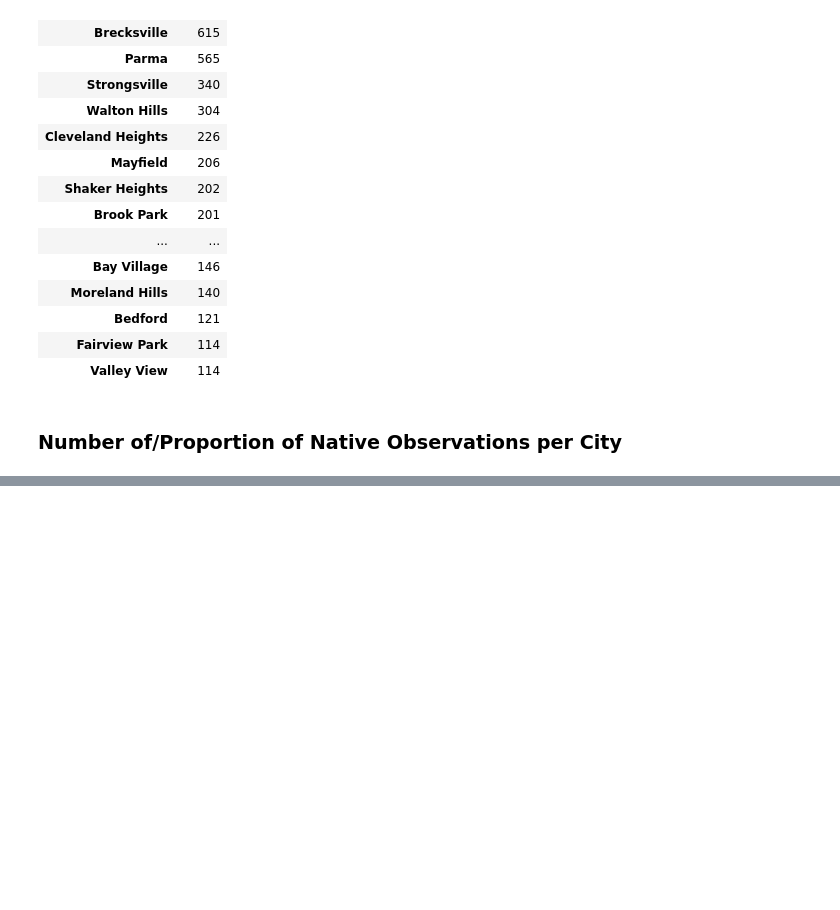
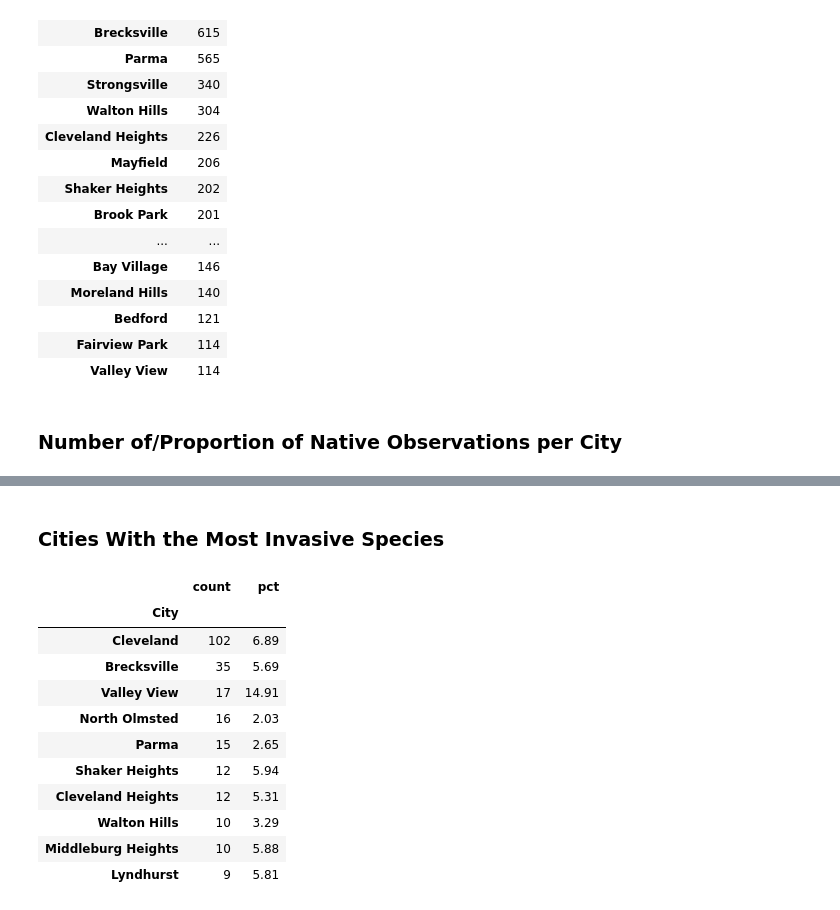
Before and after one commit to emartins90/PythonLearn, a Jupyter notebook: Plants/plants_analysis.ipynb, the cells around one changed output, grey strips where cells are left out. Cells and saved outputs as stored; diff of their text form; code cells hidden in the pictures; blank space fills up the shorter version.

```diff
--- a/Plants/plants_analysis.ipynb
+++ b/Plants/plants_analysis.ipynb
@@ -195,3 +195,23 @@ display(merged)
 | Independence | 24.0 | 14.0 | 38 | 36.84 |
 | Westlake | 54.0 | 24.0 | 78 | 30.77 |
 | Lakewood | 131.0 | 47.0 | 178 | 26.40 |
+# %% [markdown]
+### Cities With the Most Invasive Species
+# %%
+invasive_bycity =invasive_obs.groupby('City').size().sort_values(ascending=False).to_frame('count')
+invasive_bycity['pct'] = round((invasive_bycity['count'] / merged['Total']) * 100, 2)
+
+display(invasive_bycity.head(10))
+# %% [output]
+|  | count | pct |
+| City |  |  |
+| Cleveland | 102 | 6.89 |
+| Brecksville | 35 | 5.69 |
+| Valley View | 17 | 14.91 |
+| North Olmsted | 16 | 2.03 |
+| Parma | 15 | 2.65 |
+| Shaker Heights | 12 | 5.94 |
+| Cleveland Heights | 12 | 5.31 |
+| Walton Hills | 10 | 3.29 |
+| Middleburg Heights | 10 | 5.88 |
+| Lyndhurst | 9 | 5.81 |
```
Also changed, not shown: parts of 13 cells of this notebook, 1 other file.
